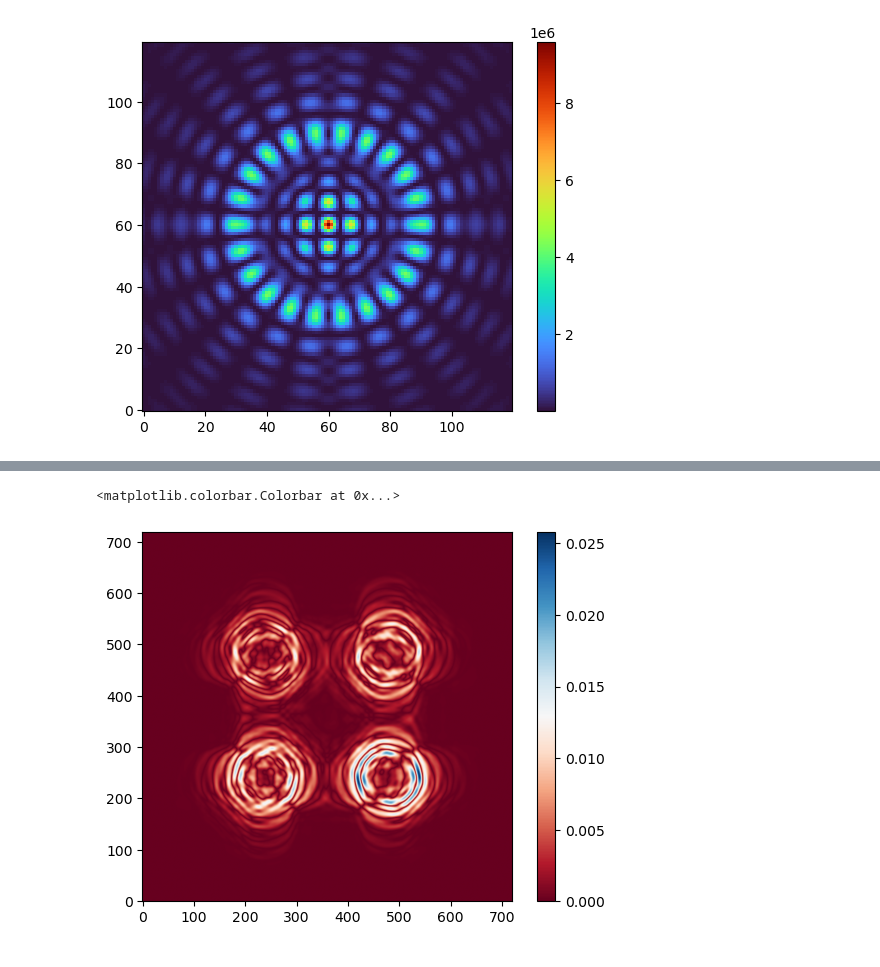
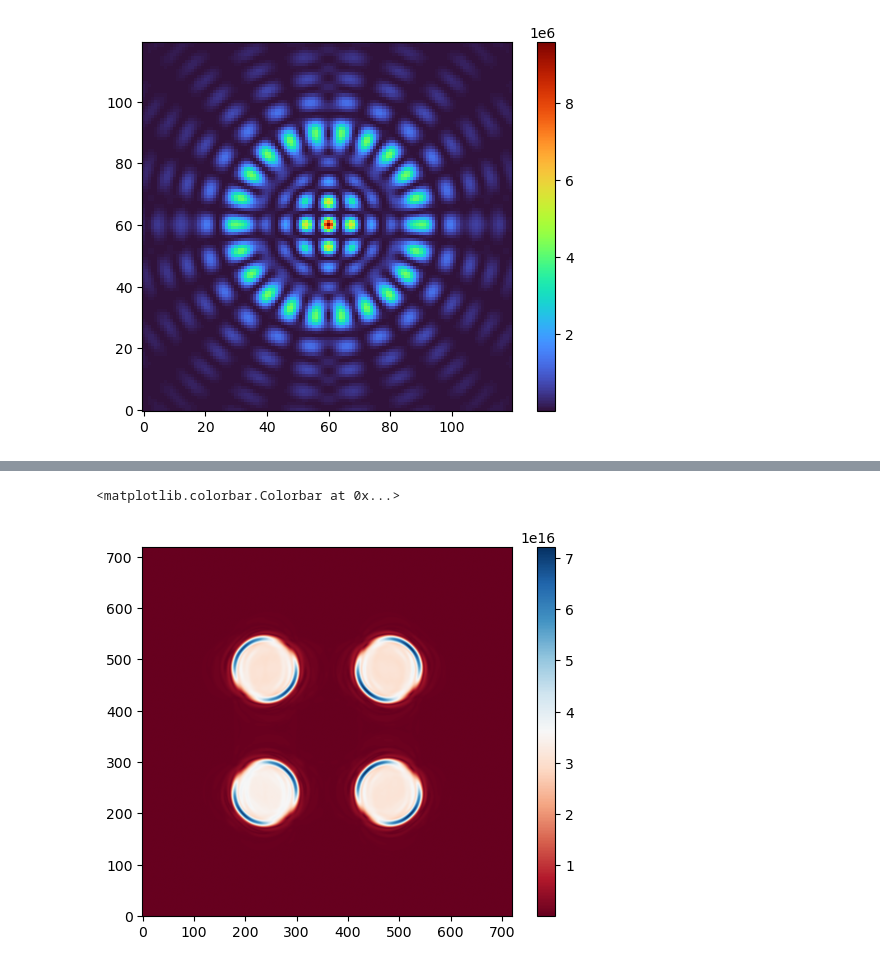
Before and after one commit to ArcetriAdaptiveOptics/ekarus, a Jupyter notebook: ekarus/notebooks/scratchFauvarque.ipynb, the cells around one changed output, grey strips where cells are left out. Cells and saved outputs as stored; diff of their text form; code cells hidden in the pictures.

```diff
--- a/ekarus/notebooks/scratchFauvarque.ipynb
+++ b/ekarus/notebooks/scratchFauvarque.ipynb
@@ -31,7 +34,7 @@ apex_angle = 2*np.pi*sensorLambda/pupilSizeInM*220
 
 pupil = CircularMask((Npix,Npix), maskRadius=Npix//2, maskCenter=(Npix/2,Npix/2))
 
-pyr = PyramidWFS(apex_angle, oversampling, sensorLambda, modAngle=0.0)
+pyr = PyramidWFS(apex_angle, oversampling, sensorLambda)
 zg = ZernikeGenerator(pupil)
 # %%
 def create_field_from_zernike_coefficients(mask, noll_ids:tuple, amplitudes:tuple):
@@ -76,8 +79,8 @@ def project_zernike_on_mask(mask, noll_ids:tuple, amplitudes:tuple):
 # %%
 import matplotlib.pyplot as plt
 
-noll_ids = np.arange(2,800)
-amplitudes = np.random.randn(len(noll_ids))/np.sqrt(noll_ids)*3e-8
+noll_ids = np.arange(2,100)
+amplitudes = np.random.randn(len(noll_ids))/np.sqrt(np.sqrt(noll_ids))*3e-8
 random_phase = project_zernike_on_mask(pupil, noll_ids, amplitudes)
 print(np.sqrt(np.mean(random_phase[pupil.asTransmissionValue().astype(bool)]**2)))
 
@@ -138,9 +141,9 @@ def get_modulation_intensity(pyr, input_field, lambdaOverD, oversampling:int=ove
 
     intensity = np.fft.fftshift(intensity)
 
-    # total = np.sum(intensity)
-    # if total > 0:
-    #     intensity /= total
+    total = np.sum(intensity)
+    if total > 0:
+        intensity /= total
 
     return intensity
 
@@ -238,24 +243,24 @@ plt.colorbar()
 # %%
-tilt_phase = project_zernike_on_mask(pupil, 1, 0.0)
+tilt_phase = project_zernike_on_mask(pupil, 2, 2)
 arr = pupil.asTransmissionValue() * np.exp(1j*tilt_phase,dtype=np.complex128)
 Ny, Nx = arr.shape
 pad_y = int(np.round((oversampling - 1) / 2 * Ny))
 pad_x = int(np.round((oversampling - 1) / 2 * Nx))
 padded = np.pad(arr, ((pad_y, pad_y), (pad_x, pad_x)), mode='constant', constant_values=0.0)
 
-image = np.fft.fftshift(np.fft.ifft2( np.fft.fft2(padded) * np.fft.fft2(ir) ))
+image = np.fft.fftshift(np.fft.ifft2( np.fft.fft2(padded) * np.fft.fft2(ir/np.sum(ir)) ))
 image_ref = np.fft.fftshift(np.fft.ifft2( np.fft.fft2(padded) * np.fft.fft2(ir_ref) ))
 
 # plt.figure()
 # plt.imshow(np.angle(padded),origin='lower',cmap='RdBu')
 # plt.colorbar()
 
 plt.figure()
-plt.imshow(np.abs(image/np.max(image)-image_ref/np.max(image_ref)),origin='lower',cmap='RdBu')
+plt.imshow(np.abs(image),origin='lower',cmap='RdBu')
 plt.colorbar()
 # %% [output]
 <matplotlib.colorbar.Colorbar at 0x...>
-[figure, old version]
+[figure, new version]
 # %%
 # # Precompute useful terms
 # ir_ref_fft = padded_fft(ir_ref)
```
Also changed, not shown: parts of 4 cells of this notebook.
